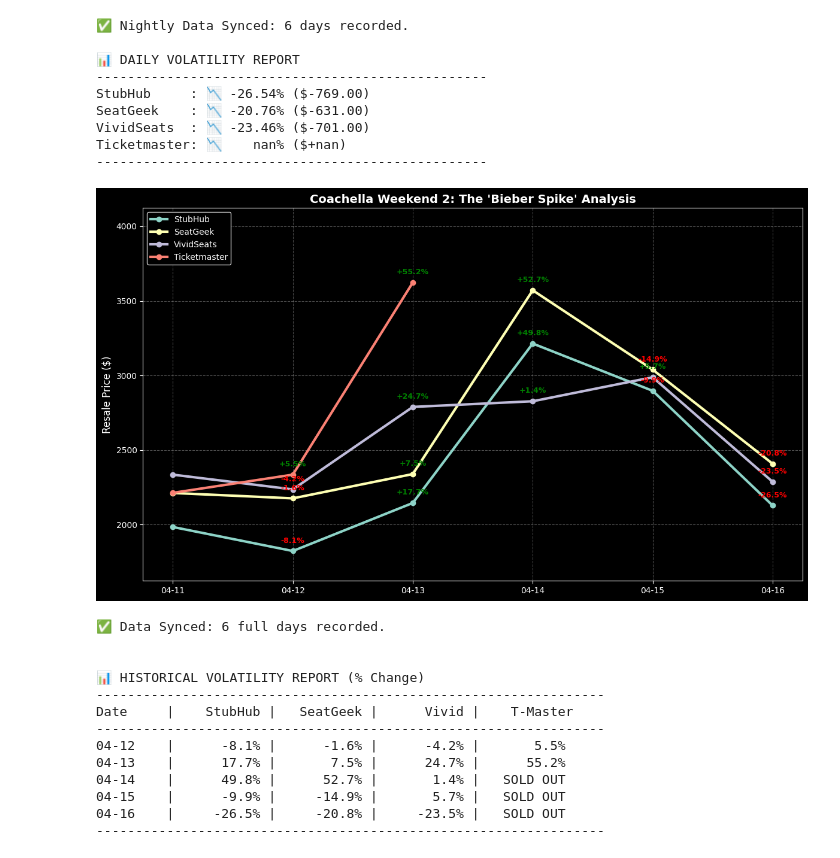
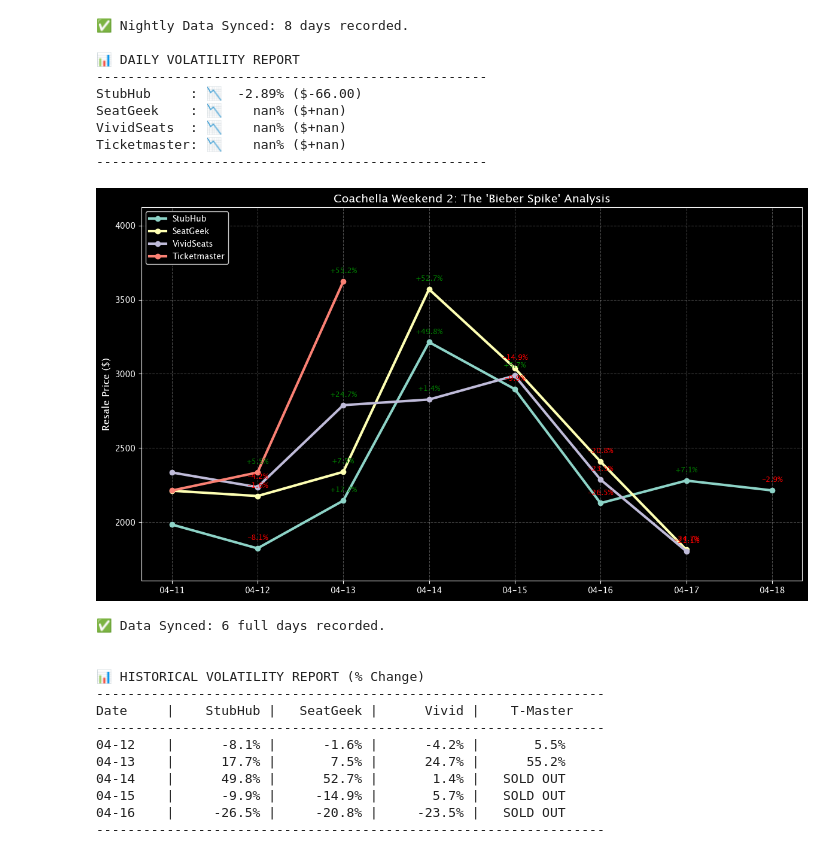
Before and after one commit to john15young/coachella-price-tracker, a Jupyter notebook: Coachella 2026 Pricing Analysis.ipynb, the cells around one changed output. Saved outputs shown, nothing was run; the diff lists cells and outputs as text; code cells hidden in the pictures.

```diff
--- a/Coachella 2026 Pricing Analysis.ipynb
+++ b/Coachella 2026 Pricing Analysis.ipynb
@@ -15,7 +15,8 @@ price_history = [
     ["2026-04-14", 3214,    3571,    2827,    None],    # Tuesday
     ["2026-04-15", 2897,    3039,    2988,    None],    # Wednesday
     ["2026-04-16", 2128,    2408,    2287,    None],    # Thursday
-    ["2026-04-17", 0,    0,    0,    0],    # Friday (Weekend 2 Starts)
+    ["2026-04-17", 2280,    1814,    1804,    None],    # Friday (Weekend 2 Starts)
+    ["2026-04-18", 2214,    None,    None,    None],    # Saturday (Day of)
 ]
 # ======================================================
 
@@ -71,38 +72,38 @@ def process_and_plot():
                         xytext=(0, 10), # 10 points vertical offset
                         textcoords='offset points',
                         ha='center',
                         fontsize=9,
                         fontweight='bold',
                         color=color)
 
     # Styling
     ax.xaxis.set_major_locator(mdates.DayLocator())
     ax.xaxis.set_major_formatter(mdates.DateFormatter('%m-%d'))
 
     plt.title("Coachella Weekend 2: The 'Bieber Spike' Analysis", fontsize=14, fontweight='bold')
     plt.ylabel("Resale Price ($)", fontsize=12)
     plt.grid(True, linestyle='--', alpha=0.3)
     plt.legend(frameon=True, loc='upper left', shadow=True)
 
     # Pad the top so labels don't hit the ceiling
     plt.ylim(df[platforms].min().min() - 200, df[platforms].max().max() + 500)
 
     plt.tight_layout()
     plt.show()
 
 if __name__ == "__main__":
     process_and_plot()
 # %% [output]
-✅ Nightly Data Synced: 6 days recorded.
+✅ Nightly Data Synced: 8 days recorded.
 
 📊 DAILY VOLATILITY REPORT
 --------------------------------------------------
-StubHub     : 📉 -26.54% ($-769.00)
-SeatGeek    : 📉 -20.76% ($-631.00)
-VividSeats  : 📉 -23.46% ($-701.00)
+StubHub     : 📉  -2.89% ($-66.00)
+SeatGeek    : 📉    nan% ($+nan)
+VividSeats  : 📉    nan% ($+nan)
 Ticketmaster: 📉    nan% ($+nan)
 --------------------------------------------------
-[figure, old version]
+[figure, new version]
 # %%
 import pandas as pd
 import matplotlib.pyplot as plt
```
